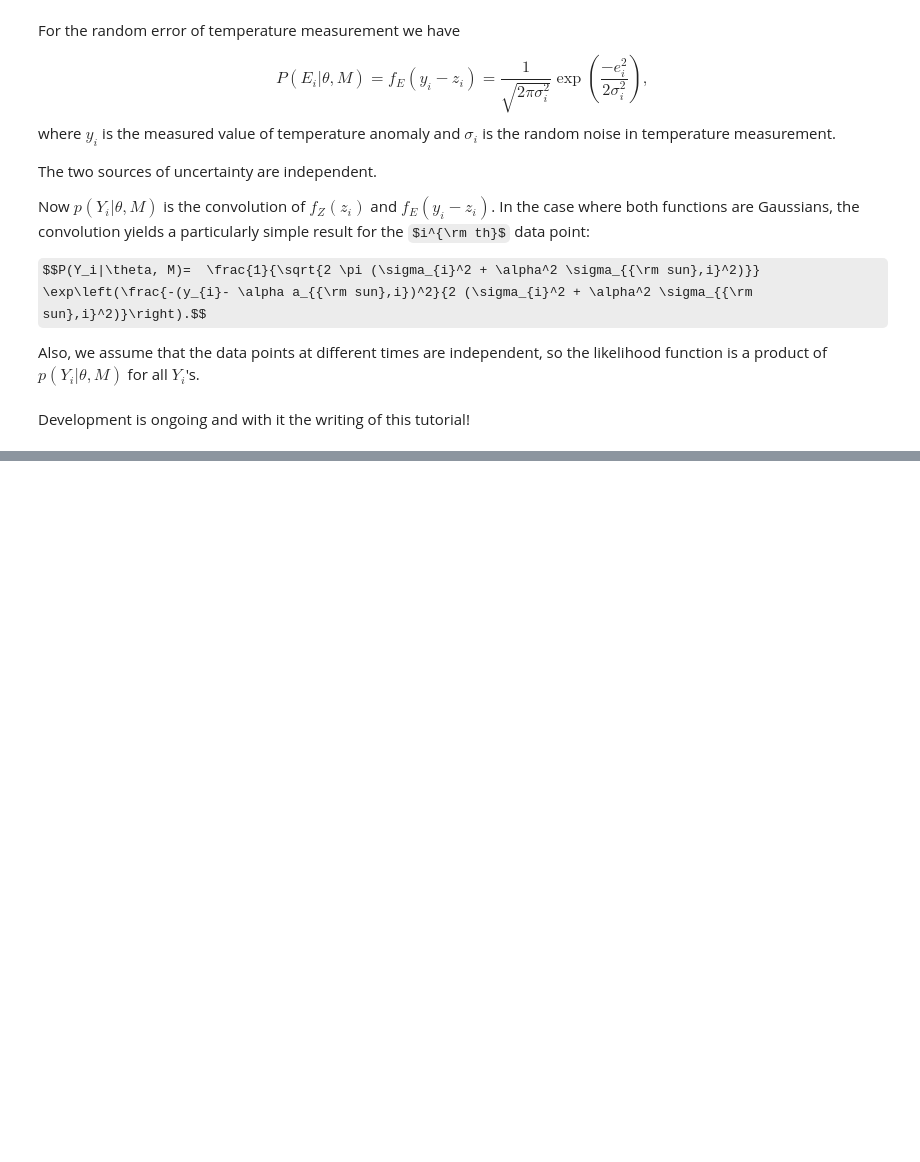
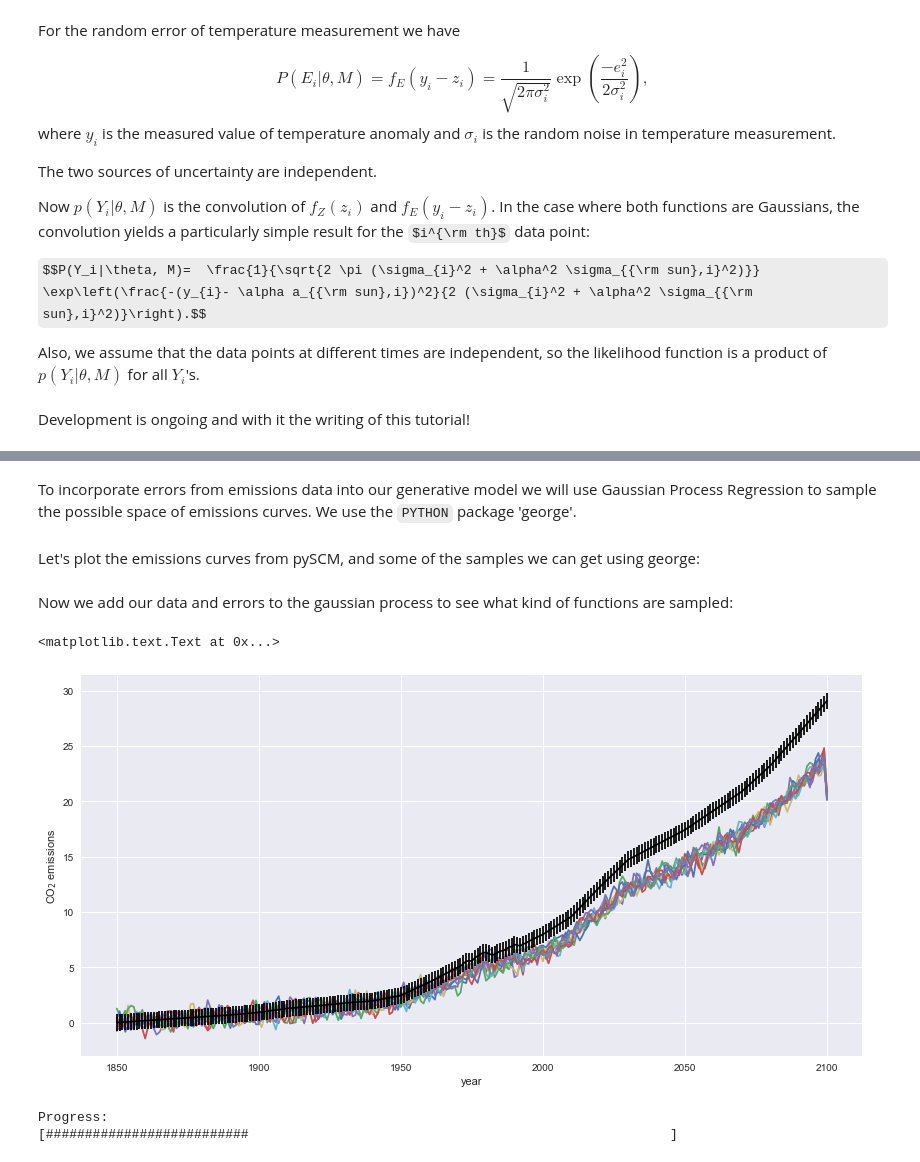
Before and after one commit to mrowan137/Climate, a Jupyter notebook: tutorial.ipynb, the cells around one changed output, grey strips where cells are left out. Cells and saved outputs as stored; diff of their text form; code cells hidden in the pictures; some formulas as TeX source; blank space fills up the shorter version.

Commit message:
add section with simple climate model gpr parameter estimation

```diff
--- a/tutorial.ipynb
+++ b/tutorial.ipynb
@@ -237,0 +241,65 @@ Development is ongoing and with it the writing of this tutorial!
+# %% [markdown]
+To incorporate errors from emissions data into our generative model we will use Gaussian Process Regression to sample the possible space of emissions curves.  We use the <code>PYTHON</code> package 'george'.
+# %%
+from climate import data_io
+from climate.inference import model
+from climate.pySCM.SimpleClimateModel_opt import *
+import george
+from george.kernels import ExpSquaredKernel
+
+# Set up a Gaussian process
+kernel = ExpSquaredKernel(1.0)
+gp = george.GP(kernel)
+# %% [markdown]
+Let's plot the emissions curves from pySCM, and some of the samples we can get using george:
+# %%
+# create simple climate model with no t_lag, and emissions curves normalizations of unity
+fileload = data_io.get_example_data_file_path(
+    'SimpleClimateModelParameterFile.txt', data_dir='pySCM')
+SCM = SimpleClimateModel(fileload, [0,1,1,1,1])
+
+# get the emissions curves from model
+ems_CO2 = SCM.emissions['CO2']
+ems_CH4 = SCM.emissions['CH4']
+ems_N2O = SCM.emissions['N2O']
+ems_SOx = SCM.emissions['SOx']
+
+# errors, based roughly on literature (reference)
+#ems_CO2_err = model.emissions['CO2']*0.05
+#ems_CH4_err = model.emissions['CH4']*0.05
+#ems_N2O_err = model.emissions['N2O']*0.05
+#ems_SOx_err = model.emissions['SOx']*0.05
+ems_CO2_err = np.ones_like(SCM.emissions['CO2'])*0.75
+ems_CH4_err = np.ones_like(SCM.emissions['CH4'])*0.75
+ems_N2O_err = np.ones_like(SCM.emissions['N2O'])*0.75
+ems_SOx_err = np.ones_like(SCM.emissions['SOx'])*0.75
+
+# the years for emissions curves
+yrs = SCM.yrs
+# %% [markdown]
+Now we add our data and errors to the gaussian process to see what kind of functions are sampled:
+# %%
+gp.compute(yrs, ems_CO2_err)
+
+fig, ax = plt.subplots(figsize=(14,7))
+for pred in gp.sample_conditional(ems_CO2,yrs,10):
+    ax.plot(yrs, pred)
+
+ax.errorbar(yrs, ems_CO2, yerr=ems_CO2_err, color='k', zorder=3)
+ax.set_xlabel('year')
+ax.set_ylabel('CO$_2$ emissions')
+# %% [output]
+<matplotlib.text.Text at 0x...>
+[figure, added]
+# %%
+SCM_gp = model.ModifiedSimpleClimateModel_gp(year, temperature, tempUnc)
+paramGuess = [-0.4, 1., 1., 1., 1.]
+# Set priors on parameters
+prior_type = [ 'uniform','gaussian','gaussian','gaussian','gaussian' ]
+prior_param1 = [-1.0, 1.0, 1.0, 1.0, 1.0]
+prior_param2 = [ 1.0, 0.1, 0.1, 0.1, 0.1]
+SCM_gp.set_priors(prior_type, prior_param1, prior_param2)
+%time SCMsample = SCM_gp.run_MCMC(paramGuess, nwalkers=40, nsteps=700)
+# %% [output]
+Progress:
+[##########################                                                      ]
```
Also changed, not shown: parts of 15 cells of this notebook.
